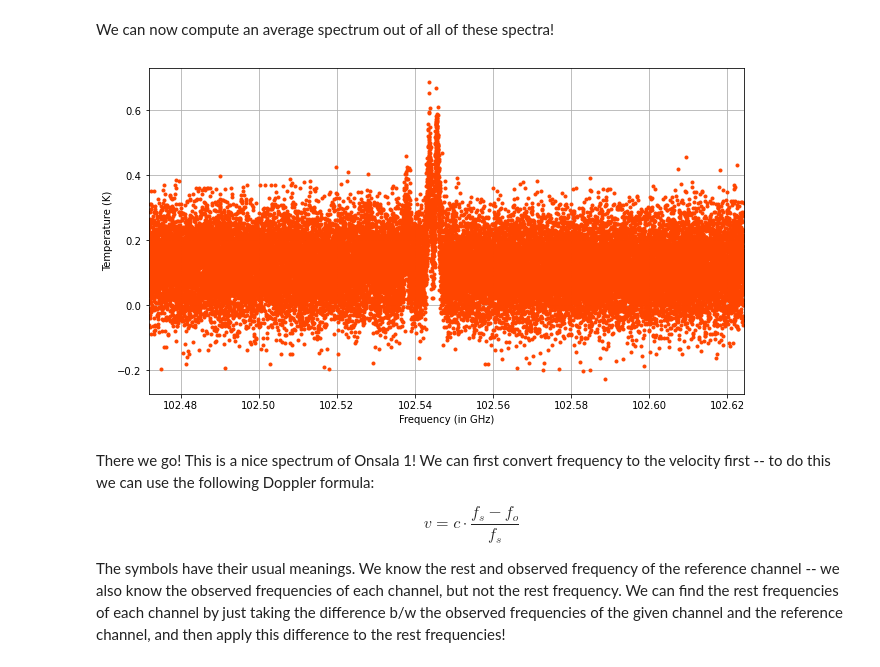
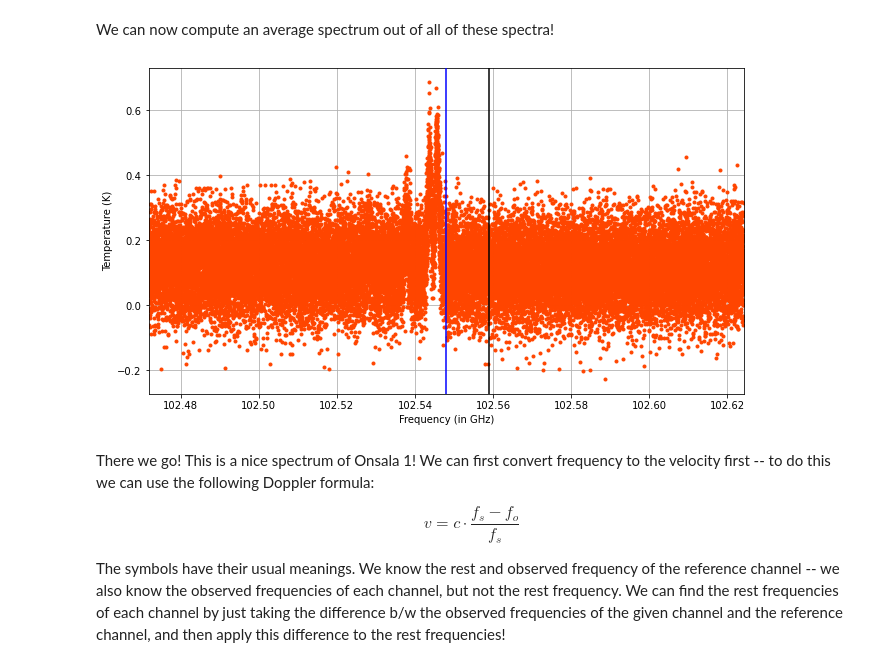
Before and after one commit to Jayshil/xs-oso, a Jupyter notebook: p1.ipynb, the cells around one changed output. Saved outputs shown, nothing was run; the diff lists cells and outputs as text; code cells hidden in the pictures.

```diff
--- a/p1.ipynb
+++ b/p1.ipynb
@@ -57,33 +57,35 @@ We can now compute an average spectrum out of all of these spectra!
 # %%
 # For zeroth spectra
 hdul5 = fits.open(ons[0])
 hdr5, dta5 = hdul5[0].header, hdul5[0].data[0][0]
 ii5 = np.arange(hdr5['NAXIS1']) + 1
 freq_all = hdr5['RESTFREQ'] + hdr5['CRVAL1'] + hdr5['CDELT1']*(ii5-hdr5['CRPIX1'])
 freq_all = int_time[0]*freq_all/tsys[0]
 temp_all = int_time[0]*dta5/tsys[0]
 # For all other spectra
 for i in range(len(ons)-1):
     hdul5 = fits.open(ons[i+1])
     hdr5, dta5 = hdul5[0].header, hdul5[0].data[0][0]
     ii5 = np.arange(hdr5['NAXIS1']) + 1
     frq5 = hdr5['RESTFREQ'] + hdr5['CRVAL1'] + hdr5['CDELT1']*(ii5-hdr5['CRPIX1'])
     # Saving the data
     temp_all = np.vstack((temp_all, int_time[i+1]*dta5/tsys[i+1]))
     freq_all = np.vstack((freq_all, int_time[i+1]*frq5/tsys[i+1]))
 # Weighted average (weighted with int_time/Tsys) over all the spectra
 freq_avg = np.sum(freq_all, axis=0)/np.sum(int_time/tsys)
 temp_avg = np.sum(temp_all, axis=0)/np.sum(int_time/tsys)
 
 # Plotting the result:
 plt.figure(figsize=(16/1.5, 9/1.5))
 plt.errorbar(freq_avg/1e9, temp_avg, fmt='.', c='orangered')
+plt.axvline(hdr5['RESTFREQ']/1e9, color='b', lw=1.5, zorder=5)
+plt.axvline(hdr5['OBSFREQ']/1e9, color='k', lw=1.5, zorder=5)
 plt.xlabel('Frequency (in GHz)')
 plt.ylabel('Temperature (K)')
 plt.xlim([np.min(freq_avg/1e9), np.max(freq_avg/1e9)])
 plt.grid()
 # %% [output]
-[figure, old version]
+[figure, new version]
 # %% [markdown]
 There we go! This is a nice spectrum of Onsala 1!
 We can first convert frequency to the velocity first -- to do this we can use the following Doppler formula:
```
Also changed, not shown: parts of 6 cells of this notebook.
